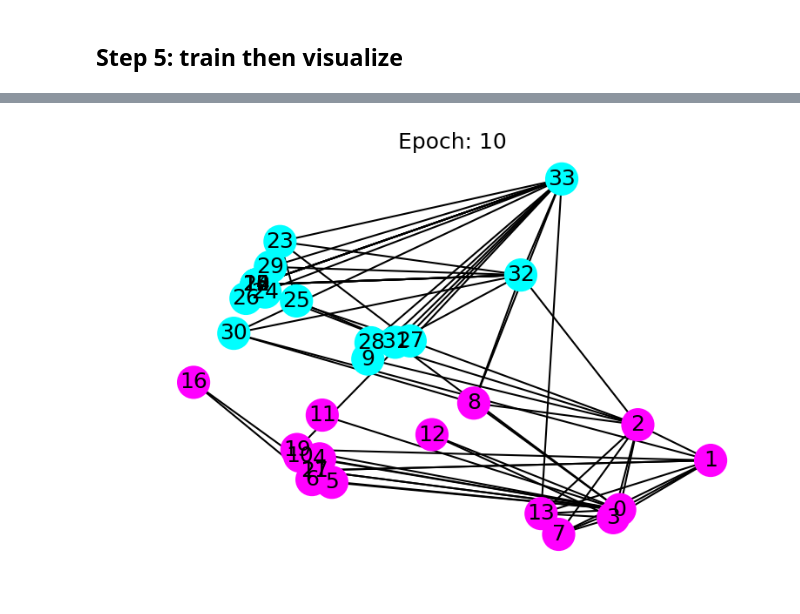
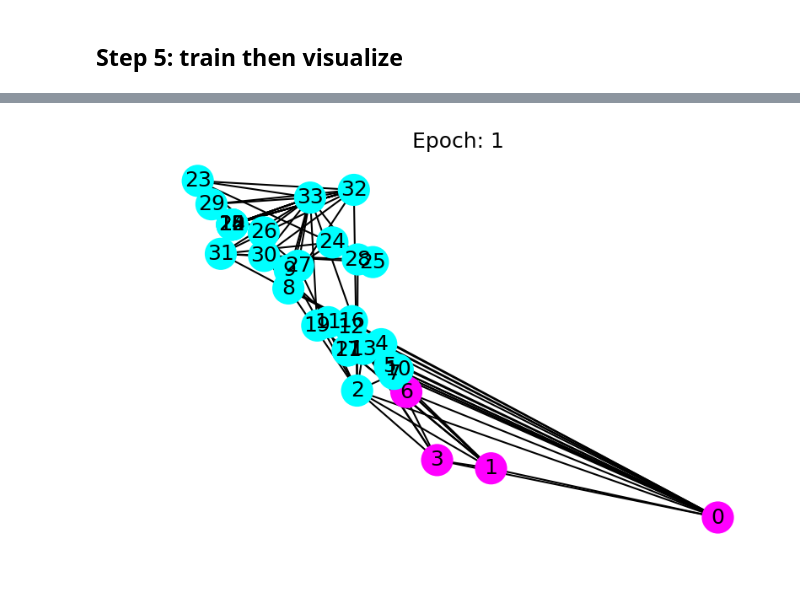
Before and after one commit to GAnagno/Social-Web, a Jupyter notebook: Karate Club.ipynb, the cells around one changed output, grey strips where cells are left out. Drawn from its saved outputs; the diff is of its cells as text; code cells hidden in the pictures.

```diff
--- a/Karate Club.ipynb
+++ b/Karate Club.ipynb
@@ -185,14 +185,16 @@ def draw(i):
     ax.set_title('Epoch: %d' % i)
     nx.draw_networkx(nx_G.to_undirected(), pos, node_color=colors,
             with_labels=True, node_size=300, ax=ax)
+# %%
+epoch = 1
 # %%
 fig = plt.figure(dpi=150)
 fig.clf()
 ax = fig.subplots()
-draw(10)  # draw the prediction of the tenth epoch
+draw(epoch)  # draw the prediction of the tenth epoch
 #plt.close()
 # %% [output]
-[figure, old version]
+[figure, new version]
 # %%
 nx_GCN = nx_G.to_undirected()
 # %%
```
Also changed, not shown: parts of 2 cells of this notebook.
